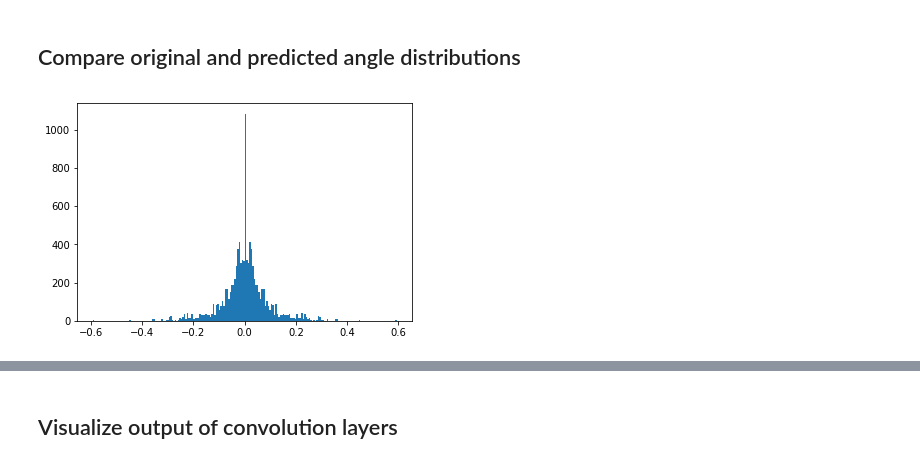
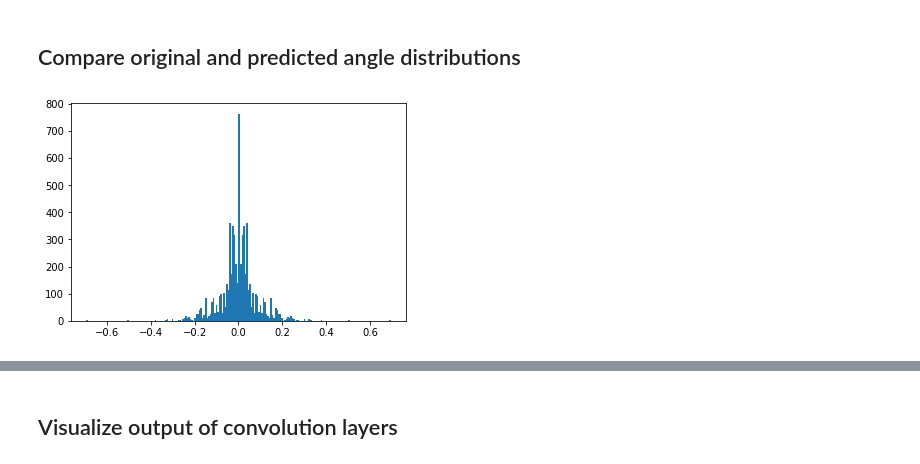
Before and after one commit to koulakis/CarND-Behavioral-Cloning-P3, a Jupyter notebook: clone.ipynb, the cells around one changed output, grey strips where cells are left out. Saved outputs shown, nothing was run; the diff lists cells and outputs as text; code cells hidden in the pictures.

```diff
--- a/clone.ipynb
+++ b/clone.ipynb
@@ -73,0 +67,3 @@ train_generator = train_datagen.flow(train_images, train_meas, batch_size=32)
+# %%
+valid_images, valid_meas = load_image_sets(['2_rounds_for_testing'])
+print(f'Number of validation samples: {valid_meas.shape[0]}')
@@ -198,9 +201,9 @@ upload: models/model_nvidia_0005_lr.h5a to s3://behavioral-cloning-models/model_
 # %% [markdown]
 ## Compare original and predicted angle distributions
 # %%
-plt.hist(measurements, bins=200)
+plt.hist(valid_meas, bins=200)
 plt.show()
 # %% [output]
-[figure, old version]
+[figure, new version]
 # %%
 %%time
```
Also changed, not shown: parts of 14 cells of this notebook, 1 other file.
